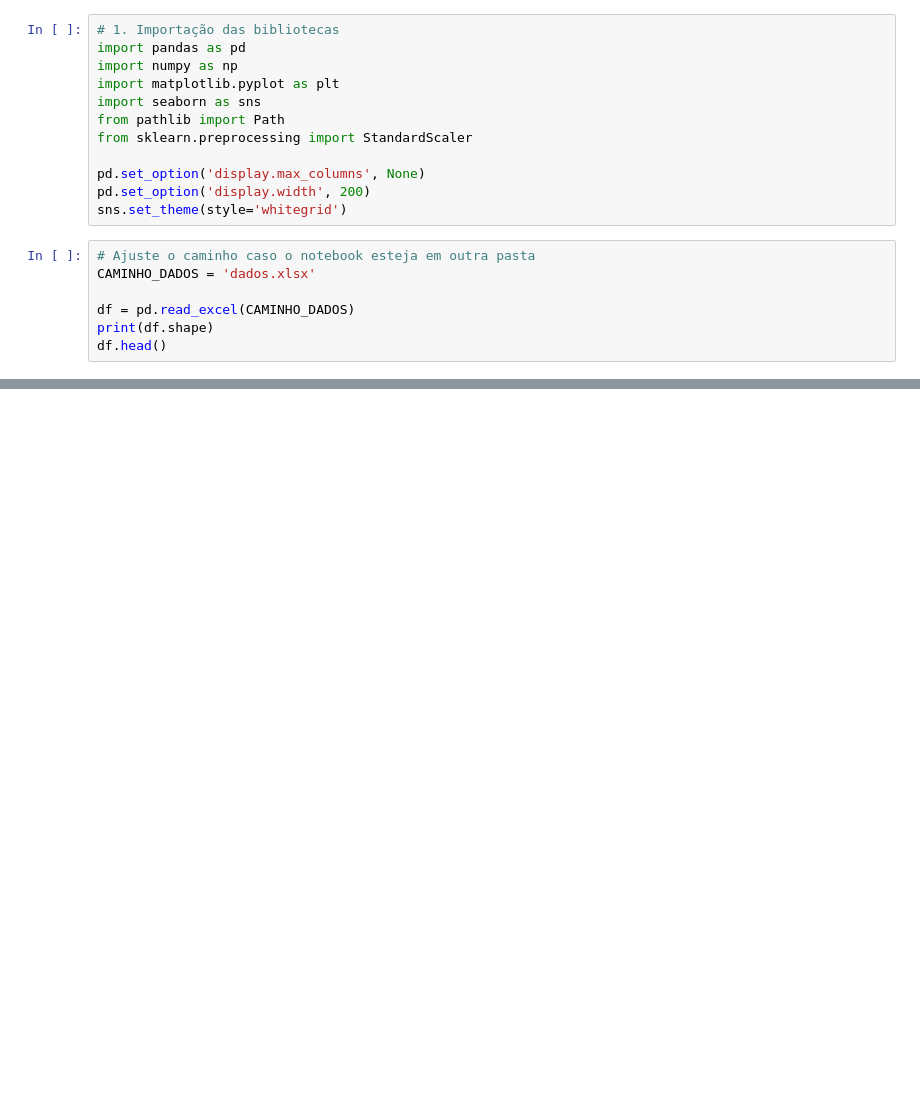
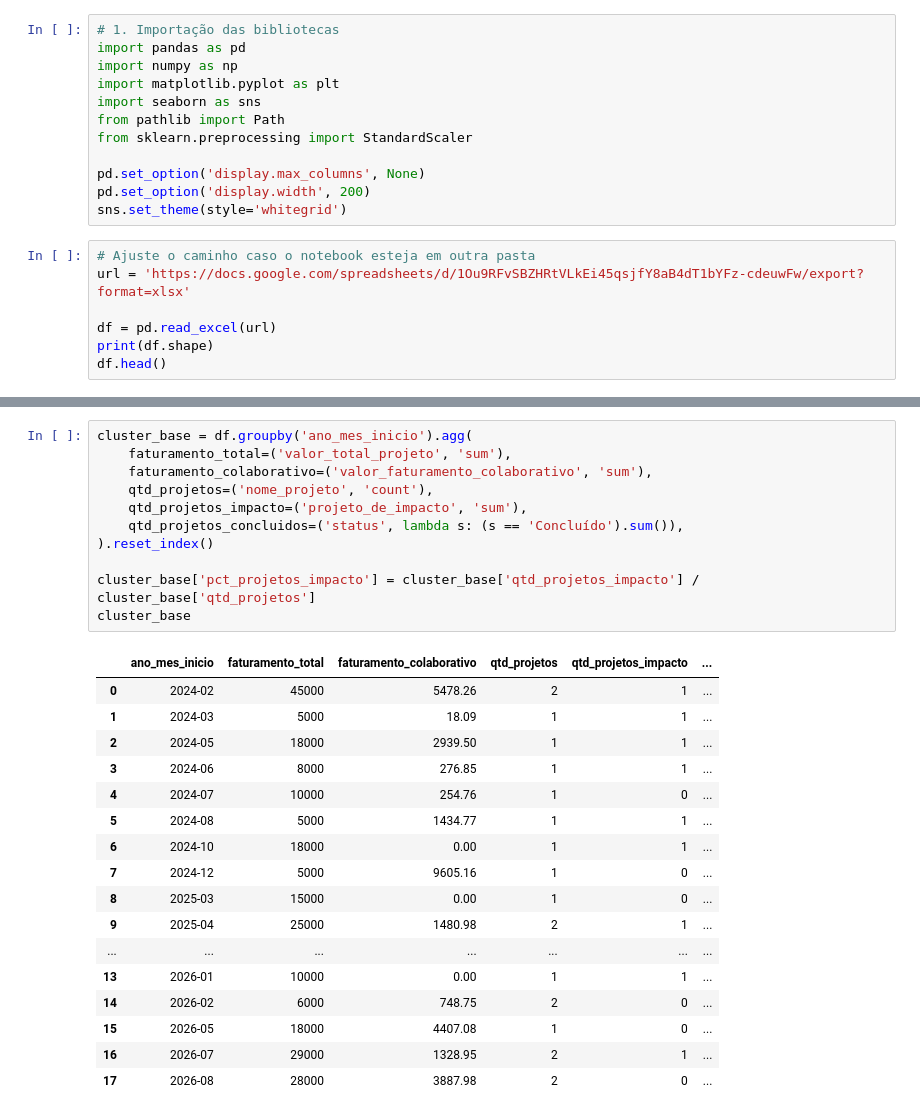
Before and after one commit to Italo27-py/Project_DEX_Asimov, a Jupyter notebook: Code_1.ipynb, the cells around one changed output, grey strips where cells are left out. Saved outputs shown, nothing was run; the diff lists cells and outputs as text; blank space fills up the shorter version.

Commit message:
consolidacao de indicadores mensais para avaliacao de cluster + integracao em tempo real com a planilha online

```diff
--- a/Code_1.ipynb
+++ b/Code_1.ipynb
@@ -12,8 +12,8 @@ pd.set_option('display.width', 200)
 sns.set_theme(style='whitegrid')
 # %%
 # Ajuste o caminho caso o notebook esteja em outra pasta
-CAMINHO_DADOS = 'dados.xlsx'
+url = 'https://docs.google.com/spreadsheets/d/1Ou9RFvSBZHRtVLkEi45qsjfY8aB4dT1bYFz-cdeuwFw/export?format=xlsx'
 
-df = pd.read_excel(CAMINHO_DADOS)
+df = pd.read_excel(url)
 print(df.shape)
 df.head()
@@ -81,0 +141,29 @@ faturamento_mensal
+# %%
+cluster_base = df.groupby('ano_mes_inicio').agg(
+    faturamento_total=('valor_total_projeto', 'sum'),
+    faturamento_colaborativo=('valor_faturamento_colaborativo', 'sum'),
+    qtd_projetos=('nome_projeto', 'count'),
+    qtd_projetos_impacto=('projeto_de_impacto', 'sum'),
+    qtd_projetos_concluidos=('status', lambda s: (s == 'Concluído').sum()),
+).reset_index()
+
+cluster_base['pct_projetos_impacto'] = cluster_base['qtd_projetos_impacto'] / cluster_base['qtd_projetos']
+cluster_base
+# %% [output]
+|  | ano_mes_inicio | faturamento_total | faturamento_colaborativo | qtd_projetos | qtd_projetos_impacto | ... |
+| 0 | 2024-02 | 45000 | 5478.26 | 2 | 1 | ... |
+| 1 | 2024-03 | 5000 | 18.09 | 1 | 1 | ... |
+| 2 | 2024-05 | 18000 | 2939.50 | 1 | 1 | ... |
+| 3 | 2024-06 | 8000 | 276.85 | 1 | 1 | ... |
+| 4 | 2024-07 | 10000 | 254.76 | 1 | 0 | ... |
+| 5 | 2024-08 | 5000 | 1434.77 | 1 | 1 | ... |
+| 6 | 2024-10 | 18000 | 0.00 | 1 | 1 | ... |
+| 7 | 2024-12 | 5000 | 9605.16 | 1 | 0 | ... |
+| 8 | 2025-03 | 15000 | 0.00 | 1 | 0 | ... |
+| 9 | 2025-04 | 25000 | 1480.98 | 2 | 1 | ... |
+| ... | ... | ... | ... | ... | ... | ... |
+| 13 | 2026-01 | 10000 | 0.00 | 1 | 1 | ... |
+| 14 | 2026-02 | 6000 | 748.75 | 2 | 0 | ... |
+| 15 | 2026-05 | 18000 | 4407.08 | 1 | 0 | ... |
+| 16 | 2026-07 | 29000 | 1328.95 | 2 | 1 | ... |
+| 17 | 2026-08 | 28000 | 3887.98 | 2 | 0 | ... |
```
Also changed, not shown: parts of 5 cells of this notebook.
